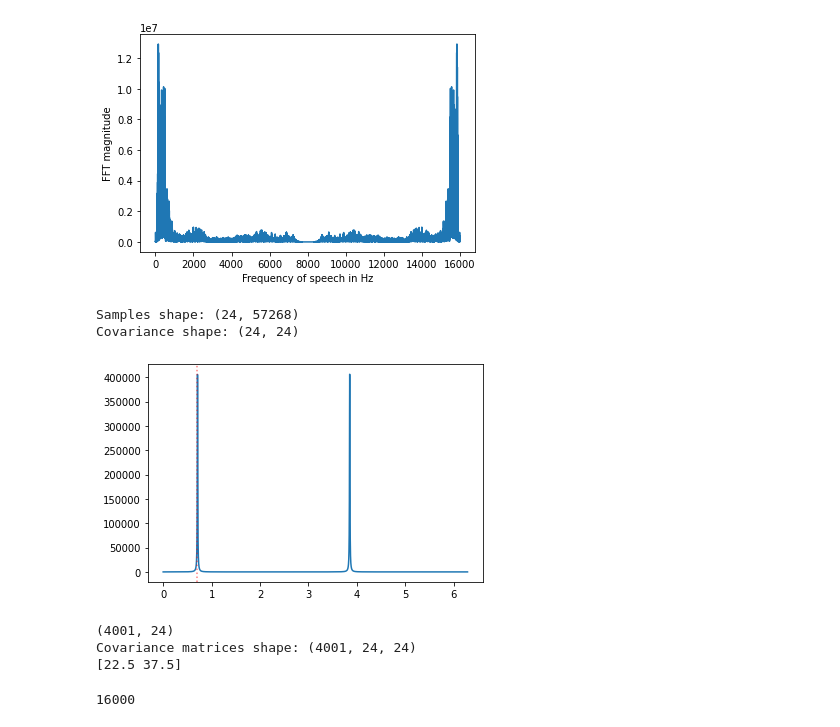
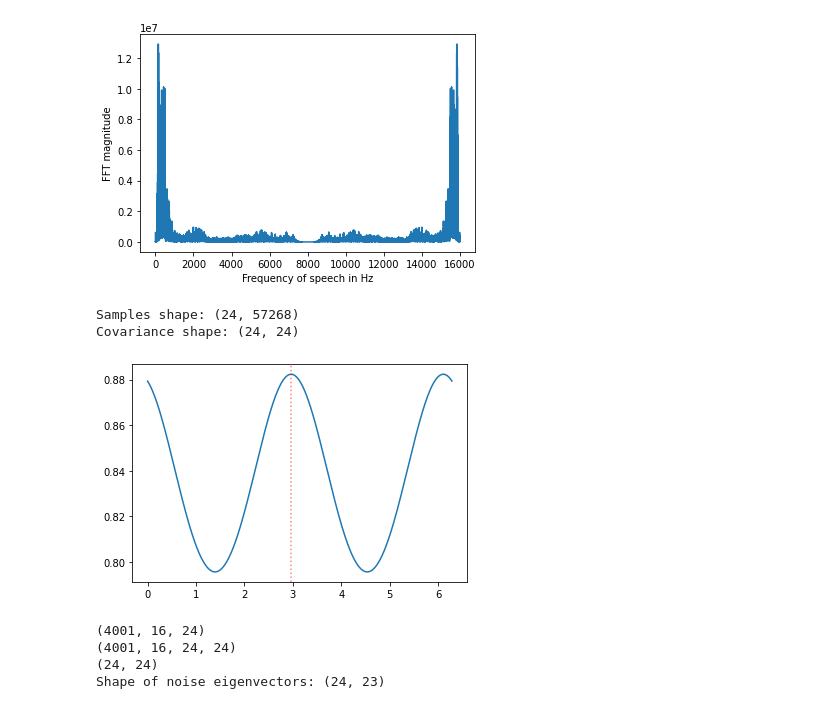
Before and after one commit to MichelDucartier/music_doa, a Jupyter notebook: MUSIC_pra.ipynb, the cells around one changed output. Saved outputs shown, nothing was run; the diff lists cells and outputs as text; code cells hidden in the pictures.

Commit message:
Add STFT MUSIC variation

```diff
--- a/MUSIC_pra.ipynb
+++ b/MUSIC_pra.ipynb
@@ -42,7 +42,7 @@ n_mics = 6
 
 snr_db = 2
 distance = 3.  # meters idk wtf is happening
-sigma2 = 0
+sigma2 = 1.0 * data_variance
 wavelength = 1
 # %%
 room_dim = np.r_[10.,10.]
@@ -59,7 +59,7 @@ aroom.plot()
 [figure]
 # %%
 # Add sources of 1 second duration
-azimuth = np.array([40]) / 180. * np.pi
+azimuth = np.array([170]) / 180. * np.pi
 
 rng = np.random.RandomState(23)
 duration_samples = 10000
@@ -96,34 +97,31 @@ plt.show()
 # %%
 n_sources = len(azimuth)
 
-signal_eigenvalues, signal_eigenvectors, noise_eigenvalues, noise_eigenvectors = music(aroom.mic_array.signals, -2)
+signal_eigenvalues, signal_eigenvectors, noise_eigenvalues, noise_eigenvectors = music(aroom.mic_array.signals, n_sources)
 spectrum = general_spectrum_function(noise_eigenvectors, mics_coords.T, 150)
 
 X = np.linspace(0, 2 * np.pi, 10000)
 Y = [spectrum(x) for x in X]
 
 plt.plot(X, Y)
 for theta in azimuth:
     plt.axvline(x=theta, color='red', linestyle=':', alpha=0.5)
 plt.show()
 # %% [output]
 Samples shape: (24, 57268)
 Covariance shape: (24, 24)
-[figure, old version]
+[figure, new version]
 # %%
 n_sources = len(azimuth)
 seg_duration = 0.5
-freq_range=[90, 150]
+freq_range=[0, 500]
 
 nperseg = seg_duration * fs
-spectrums = music_with_frequency(aroom.mic_array.signals, -10, fs, microphone_2D_locations.T, segment_duration=seg_duration, freq_range=freq_range)
+spectrum = music_with_frequency(aroom.mic_array.signals, n_sources, fs, microphone_2D_locations.T, segment_duration=seg_duration, freq_range=freq_range)
 # %% [output]
-(4001, 24)
-Covariance matrices shape: (4001, 24, 24)
-[22.5 37.5]
+(4001, 16, 24)
+(4001, 16, 24, 24)
+(24, 24)
+Shape of noise eigenvectors: (24, 23)
-# %%
-fs
-# %% [output]
-16000
 # %%
 X = np.linspace(0, 2 * np.pi, 1000)
```
Also changed, not shown: parts of 5 cells of this notebook, 2 other files.
